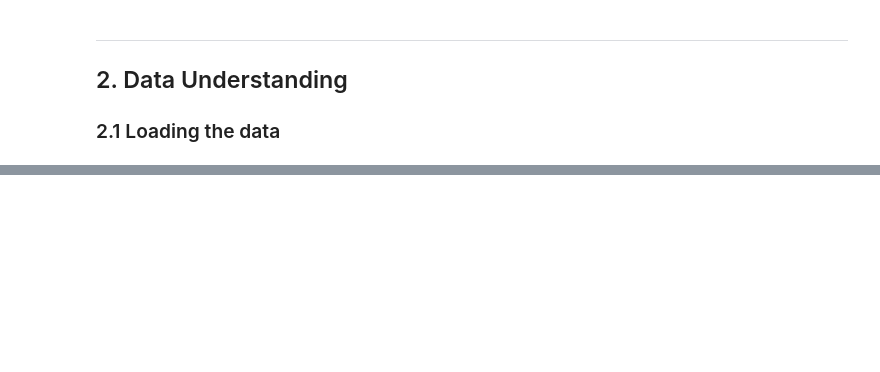
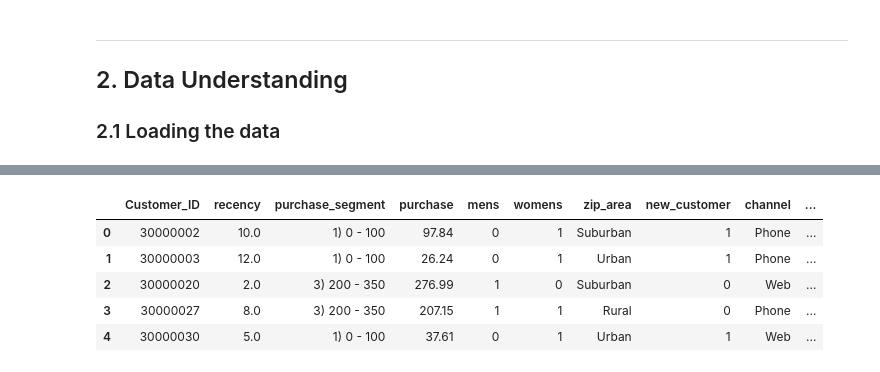
Before and after one commit to ConstantinaGio/aip-email-marketing_Group_32, a Jupyter notebook: IB9BW0_Analytics_in_Practice_Group_32.ipynb, the cells around one changed output, grey strips where cells are left out. Saved outputs shown, nothing was run; the diff lists cells and outputs as text; code cells hidden in the pictures; blank space fills up the shorter version.

```diff
--- a/IB9BW0_Analytics_in_Practice_Group_32.ipynb
+++ b/IB9BW0_Analytics_in_Practice_Group_32.ipynb
@@ -52,0 +80,10 @@ print(f"Break-even uplift: {break_even:.1%}")
+# %%
+# The first five customers in the next campaign file
+next_campaign.head()
+# %% [output]
+|  | Customer_ID | recency | purchase_segment | purchase | mens | womens | zip_area | new_customer | channel | ... |
+| 0 | 30000002 | 10.0 | 1) 0 - 100 | 97.84 | 0 | 1 | Suburban | 1 | Phone | ... |
+| 1 | 30000003 | 12.0 | 1) 0 - 100 | 26.24 | 0 | 1 | Urban | 1 | Phone | ... |
+| 2 | 30000020 | 2.0 | 3) 200 - 350 | 276.99 | 1 | 0 | Suburban | 0 | Web | ... |
+| 3 | 30000027 | 8.0 | 3) 200 - 350 | 207.15 | 1 | 1 | Rural | 0 | Phone | ... |
+| 4 | 30000030 | 5.0 | 1) 0 - 100 | 37.61 | 0 | 1 | Urban | 1 | Web | ... |
```
Also changed, not shown: parts of 36 cells of this notebook.
